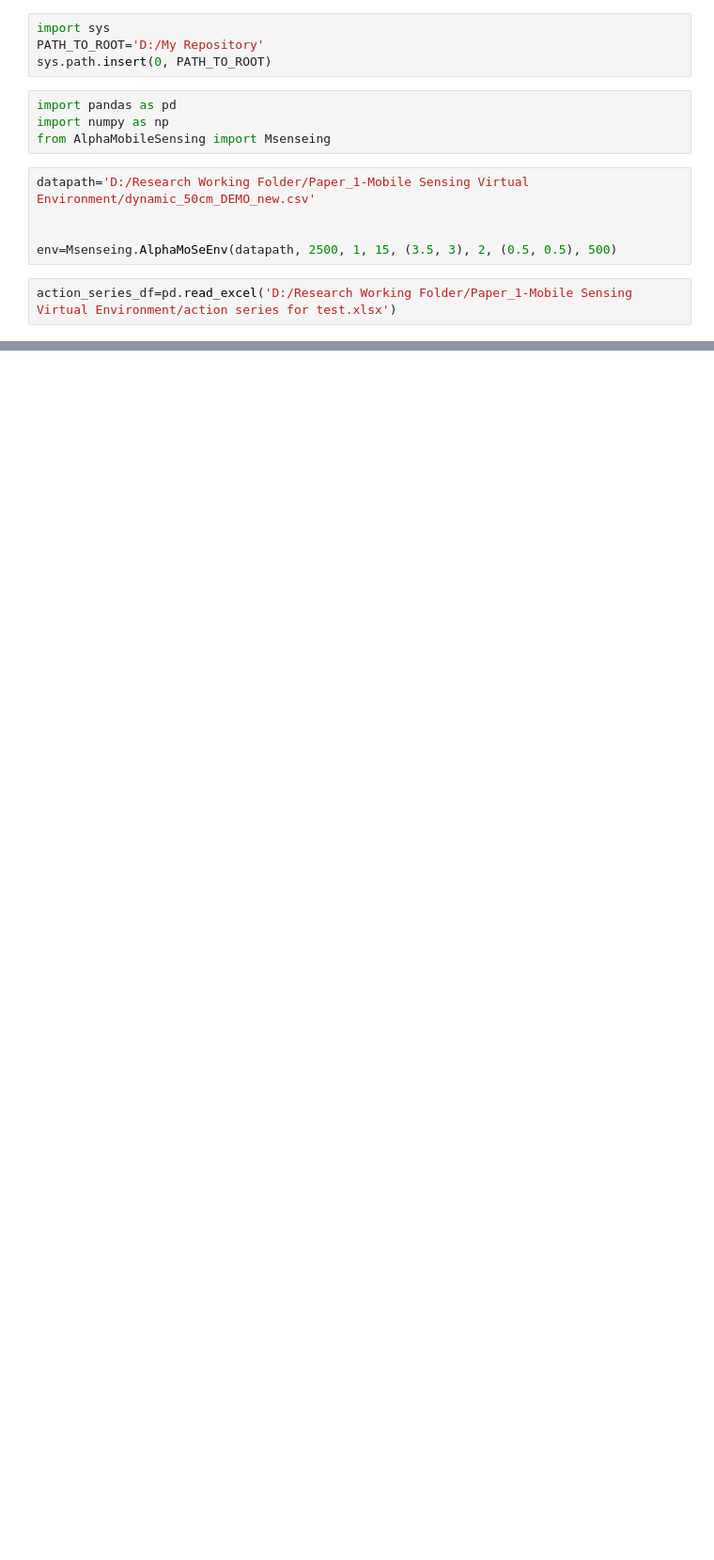
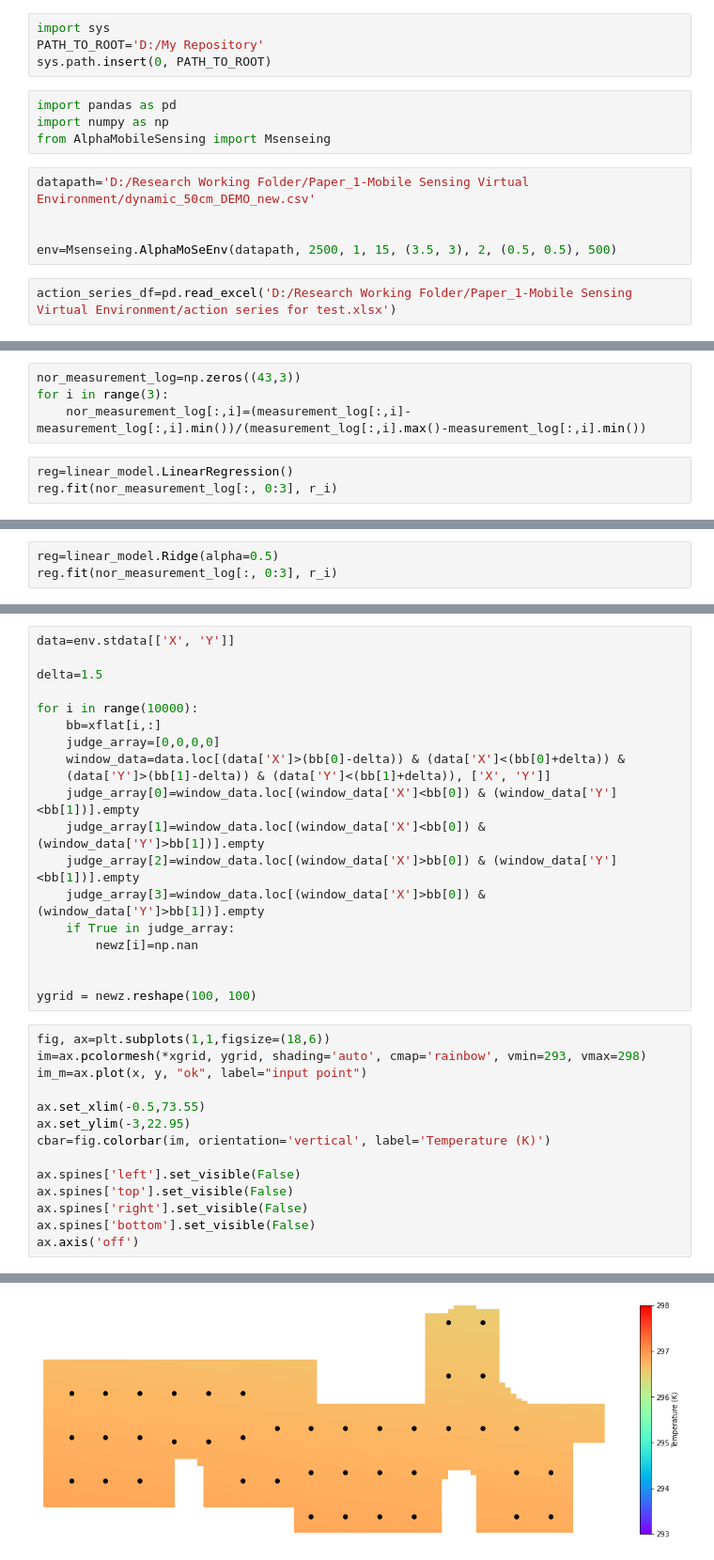
Before and after one commit to kishuqizhou/AlphaMobileSensing, a Jupyter notebook: test_dynamic.ipynb, the cells around one changed output, grey strips where cells are left out. Shown at 94% size. Saved outputs shown, nothing was run; the diff lists cells and outputs as text; blank space fills up the shorter version.

```diff
--- a/test_dynamic.ipynb
+++ b/test_dynamic.ipynb
@@ -48,0 +58,7 @@ Z = interp(X, Y)
+# %%
+nor_measurement_log=np.zeros((43,3))
+for i in range(3):
+    nor_measurement_log[:,i]=(measurement_log[:,i]-measurement_log[:,i].min())/(measurement_log[:,i].max()-measurement_log[:,i].min())
+# %%
+reg=linear_model.LinearRegression()
+reg.fit(nor_measurement_log[:, 0:3], r_i)
@@ -83,0 +127,3 @@ ax.axis('off')
+# %%
+reg=linear_model.Ridge(alpha=0.5)
+reg.fit(nor_measurement_log[:, 0:3], r_i)
@@ -83,0 +156,34 @@ ax.axis('off')
+# %%
+data=env.stdata[['X', 'Y']]
+
+delta=1.5
+
+for i in range(10000):
+    bb=xflat[i,:]
+    judge_array=[0,0,0,0]
+    window_data=data.loc[(data['X']>(bb[0]-delta)) & (data['X']<(bb[0]+delta)) &
+    (data['Y']>(bb[1]-delta)) & (data['Y']<(bb[1]+delta)), ['X', 'Y']]
+    judge_array[0]=window_data.loc[(window_data['X']<bb[0]) & (window_data['Y']<bb[1])].empty
+    judge_array[1]=window_data.loc[(window_data['X']<bb[0]) & (window_data['Y']>bb[1])].empty
+    judge_array[2]=window_data.loc[(window_data['X']>bb[0]) & (window_data['Y']<bb[1])].empty
+    judge_array[3]=window_data.loc[(window_data['X']>bb[0]) & (window_data['Y']>bb[1])].empty
+    if True in judge_array:
+        newz[i]=np.nan
+
+
+ygrid = newz.reshape(100, 100)
+# %%
+fig, ax=plt.subplots(1,1,figsize=(18,6))
+im=ax.pcolormesh(*xgrid, ygrid, shading='auto', cmap='rainbow', vmin=293, vmax=298)
+im_m=ax.plot(x, y, "ok", label="input point")
+
+ax.set_xlim(-0.5,73.55)
+ax.set_ylim(-3,22.95)
+cbar=fig.colorbar(im, orientation='vertical', label='Temperature (K)')
+
+ax.spines['left'].set_visible(False)
+ax.spines['top'].set_visible(False)
+ax.spines['right'].set_visible(False)
+ax.spines['bottom'].set_visible(False)
+ax.axis('off')
+# %% [output]
@@ -83,0 +191 @@ ax.axis('off')
+[figure, added]
```
Also changed, not shown: parts of 29 cells of this notebook.
